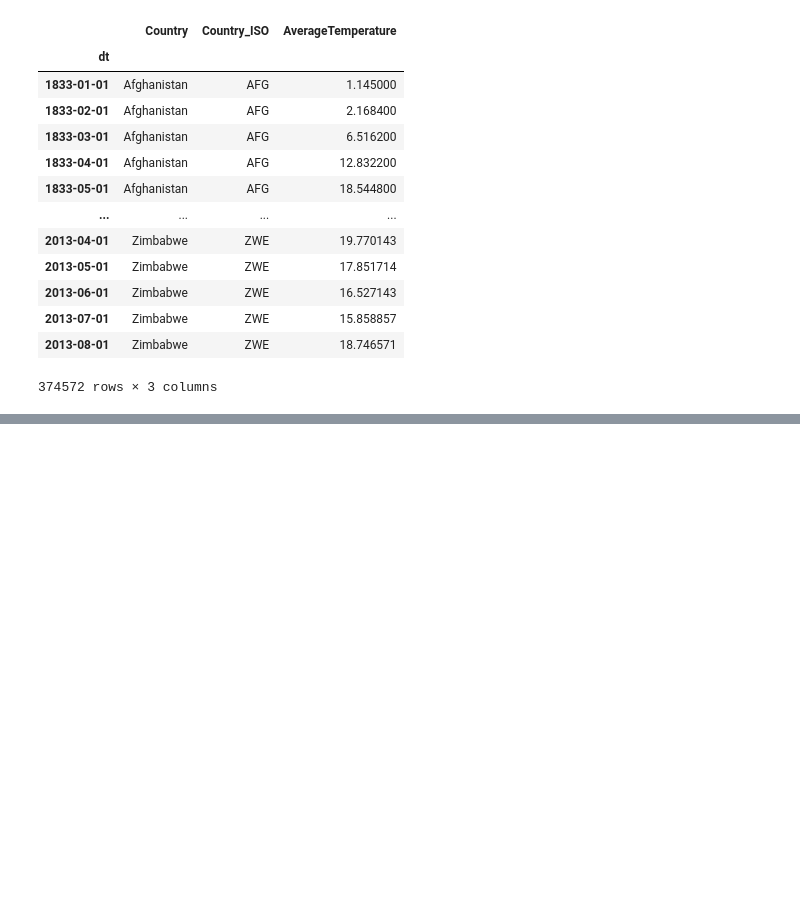
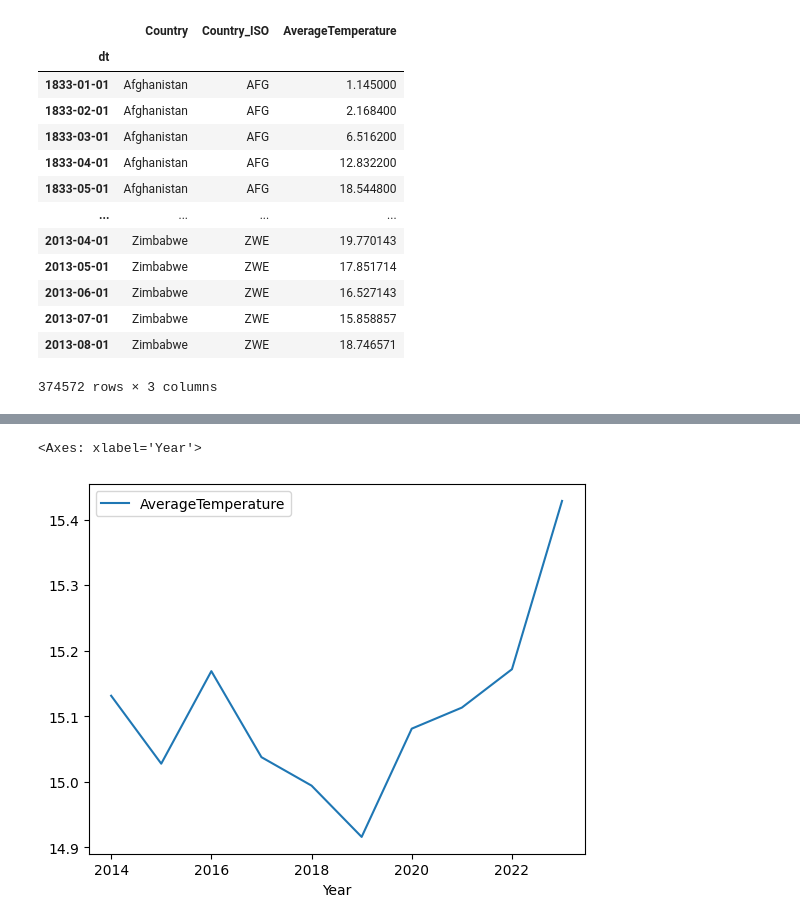
Before and after one commit to CyberStefNef/World_Temperature_Analysis, a Jupyter notebook: arima.ipynb, the cells around one changed output, grey strips where cells are left out. Cells and saved outputs as stored; diff of their text form; code cells hidden in the pictures; blank space fills up the shorter version.

```diff
--- a/arima.ipynb
+++ b/arima.ipynb
@@ -979,0 +508,26 @@ df_country = df_slope.groupby("Country")
+# %%
+from statsmodels.tsa.holtwinters import ExponentialSmoothing
+
+df_predicted2 = pd.DataFrame()
+
+# Loop through each country
+for country in df_country_year['Country'].unique():
+    country_data = df_country_year[df_country_year['Country'] == country]
+
+    # Fit an Exponential Smoothing model to the country's data
+    model = ExponentialSmoothing(country_data['AverageTemperature'], trend='additive', seasonal='add', seasonal_periods=12) #seasonal='add', seasonal_periods=1
+    model_fit = model.fit(optimized=True)
+
+    # Predict future years (you can adjust the number of future years)
+    future_years = np.arange(country_data.index.max() + 1, country_data.index.max() + 11)
+    future_data = model_fit.forecast(steps=10)
+
+    # Create a DataFrame for the predicted values and append it to df_predicted
+    future_data = pd.DataFrame({
+        'Country': [country] * len(future_years),
+        'Year': future_years,
+        'AverageTemperature': future_data
+         })
+    df_predicted2 = pd.concat([future_data, df_predicted2])
+
+df_predicted2 = df_predicted2.set_index("Year")
@@ -979,0 +553,7 @@ df_country = df_slope.groupby("Country")
+# %%
+new_df_= df_predicted2[df_predicted2["Country"]=="Afghanistan"]
+
+new_df_.plot()
+# %% [output]
+<Axes: xlabel='Year'>
+[figure, added]
```
Also changed, not shown: parts of 49 cells of this notebook, 6 other files.
